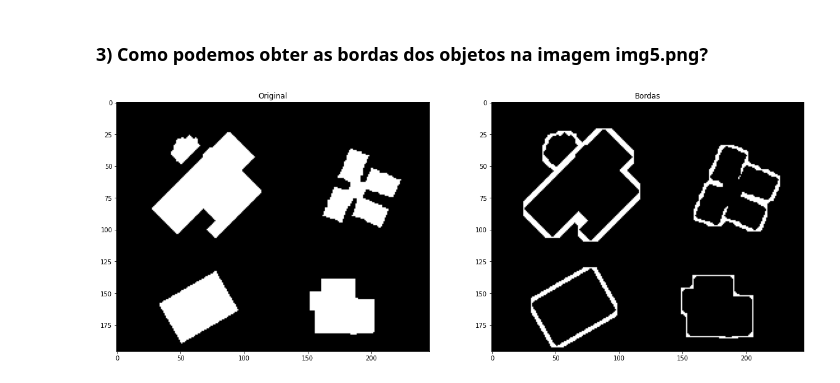
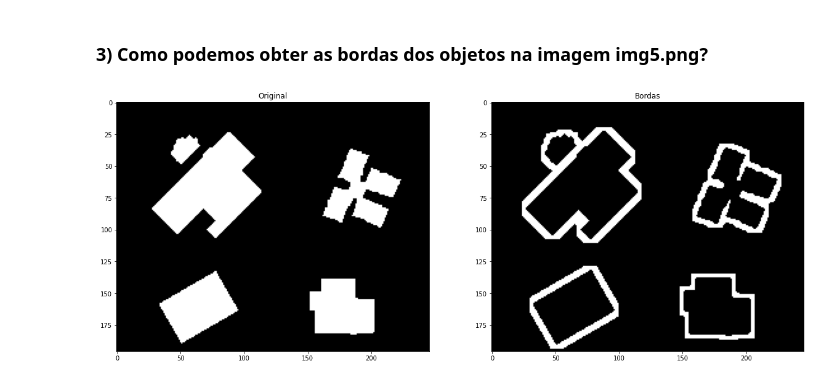
Before and after one commit to souzjfe/ProcessamentoDeImagens, a Jupyter notebook: AULA12_MorfologiaMatematica/Exercícios.ipynb, the cells around one changed output. Cells and saved outputs as stored; diff of their text form; code cells hidden in the pictures.

```diff
--- a/AULA12_MorfologiaMatematica/Exercícios.ipynb
+++ b/AULA12_MorfologiaMatematica/Exercícios.ipynb
@@ -140,9 +140,9 @@ plot([img4, closing],  ["Original", "Fechamento"], 2)
 # %%
 img5 = cv2.imread('img5.png', cv2.IMREAD_GRAYSCALE)
 threshold = cv2.adaptiveThreshold(img5, 255, cv2.ADAPTIVE_THRESH_MEAN_C, cv2.THRESH_BINARY, 11, 2)
 edges = np.absolute(255 - threshold)
 
-edges = cv2.erode(edges, cv2.getStructuringElement(cv2.MORPH_CROSS, (3, 3)), iterations=2)
+edges = cv2.erode(edges, cv2.getStructuringElement(cv2.MORPH_CROSS, (3, 3)), iterations=1)
 plot([img5, edges],  ["Original", "Bordas"], 2)
 # %% [output]
-[figure, old version]
+[figure, new version]
```
